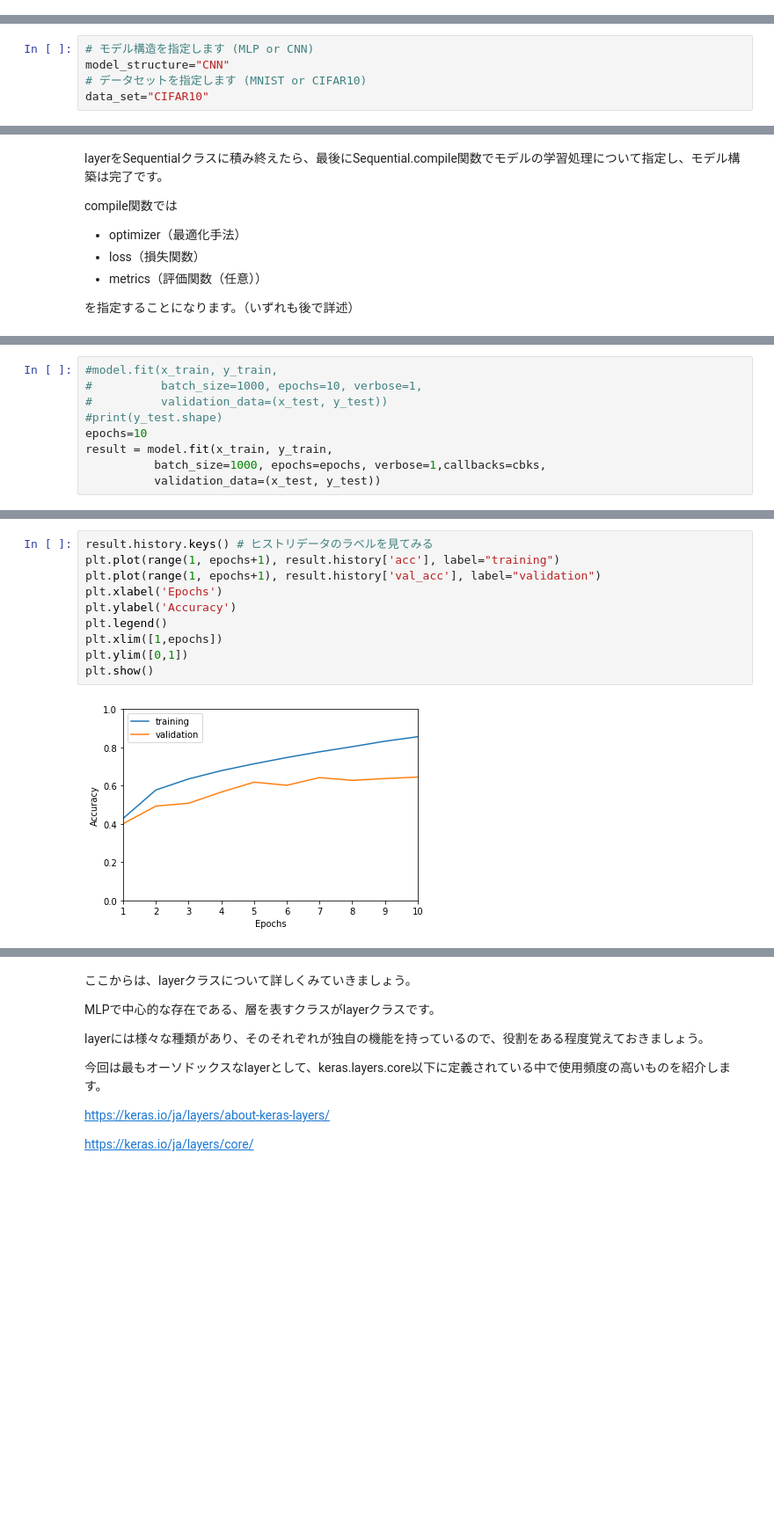
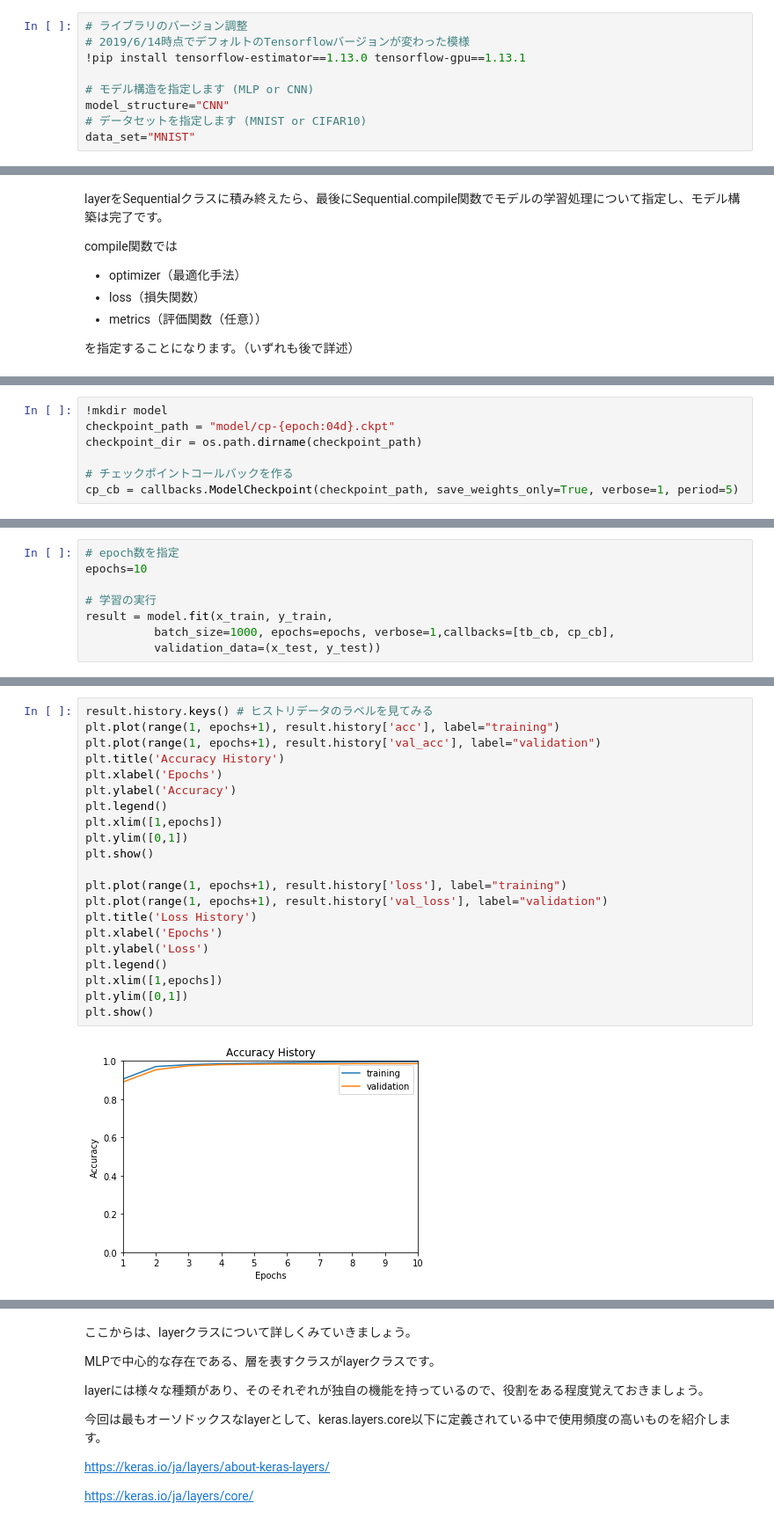
Before and after one commit to scpepper69/dl4us, a Jupyter notebook: lesson1/lesson1_sec1_exercise_mod.ipynb, the cells around one changed output, grey strips where cells are left out. Shown at 88% size. Saved outputs shown, nothing was run; the diff lists cells and outputs as text; blank space fills up the shorter version.

```diff
--- a/lesson1/lesson1_sec1_exercise_mod.ipynb
+++ b/lesson1/lesson1_sec1_exercise_mod.ipynb
@@ -31,0 +59,9 @@ Tensorflow + Kerasによる実装を通じて基本的なDeep Learningの考え
+# %%
+# ライブラリのバージョン調整
+# 2019/6/14時点でデフォルトのTensorflowバージョンが変わった模様
+!pip install tensorflow-estimator==1.13.0 tensorflow-gpu==1.13.1
+
+# モデル構造を指定します (MLP or CNN)
+model_structure="CNN"
+# データセットを指定します (MNIST or CIFAR10)
+data_set="MNIST"
@@ -77,8 +109,3 @@ Successfully installed mock-3.0.5 tensorflow-estimator-1.13.0 tensorflow-gpu-1.1
-# %%
-# モデル構造を指定します (MLP or CNN)
-model_structure="CNN"
-# データセットを指定します (MNIST or CIFAR10)
-data_set="CIFAR10"
 # %%
 # Kerasにて用意されているデータセットをダウンロードします
 from tensorflow.keras.datasets import mnist
@@ -398,0 +422,7 @@ _________________________________________________________________
+# %%
+!mkdir model
+checkpoint_path = "model/cp-{epoch:04d}.ckpt"
+checkpoint_dir = os.path.dirname(checkpoint_path)
+
+# チェックポイントコールバックを作る
+cp_cb = callbacks.ModelCheckpoint(checkpoint_path, save_weights_only=True, verbose=1, period=5)
@@ -412,12 +465,11 @@ _________________________________________________________________
 * shuffle：各エポックごとにデータをシャッフルするか
 * callbacks：訓練中のモデルの挙動を監視できるcallback関数を指定できます
 # %%
-#model.fit(x_train, y_train,
-#          batch_size=1000, epochs=10, verbose=1,
-#          validation_data=(x_test, y_test))
-#print(y_test.shape)
+# epoch数を指定
 epochs=10
+
+# 学習の実行
 result = model.fit(x_train, y_train,
-          batch_size=1000, epochs=epochs, verbose=1,callbacks=cbks,
+          batch_size=1000, epochs=epochs, verbose=1,callbacks=[tb_cb, cp_cb],
           validation_data=(x_test, y_test))
 # %% [output]
@@ -457,12 +515,23 @@ Test accuracy: 0.6451
 # %%
 result.history.keys() # ヒストリデータのラベルを見てみる
 plt.plot(range(1, epochs+1), result.history['acc'], label="training")
 plt.plot(range(1, epochs+1), result.history['val_acc'], label="validation")
+plt.title('Accuracy History')
 plt.xlabel('Epochs')
 plt.ylabel('Accuracy')
 plt.legend()
 plt.xlim([1,epochs])
 plt.ylim([0,1])
 plt.show()
+
+plt.plot(range(1, epochs+1), result.history['loss'], label="training")
+plt.plot(range(1, epochs+1), result.history['val_loss'], label="validation")
+plt.title('Loss History')
+plt.xlabel('Epochs')
+plt.ylabel('Loss')
+plt.legend()
+plt.xlim([1,epochs])
+plt.ylim([0,1])
+plt.show()
 # %% [output]
-[figure, old version]
+[figure, new version]
```
Also changed, not shown: parts of 50 cells of this notebook.
